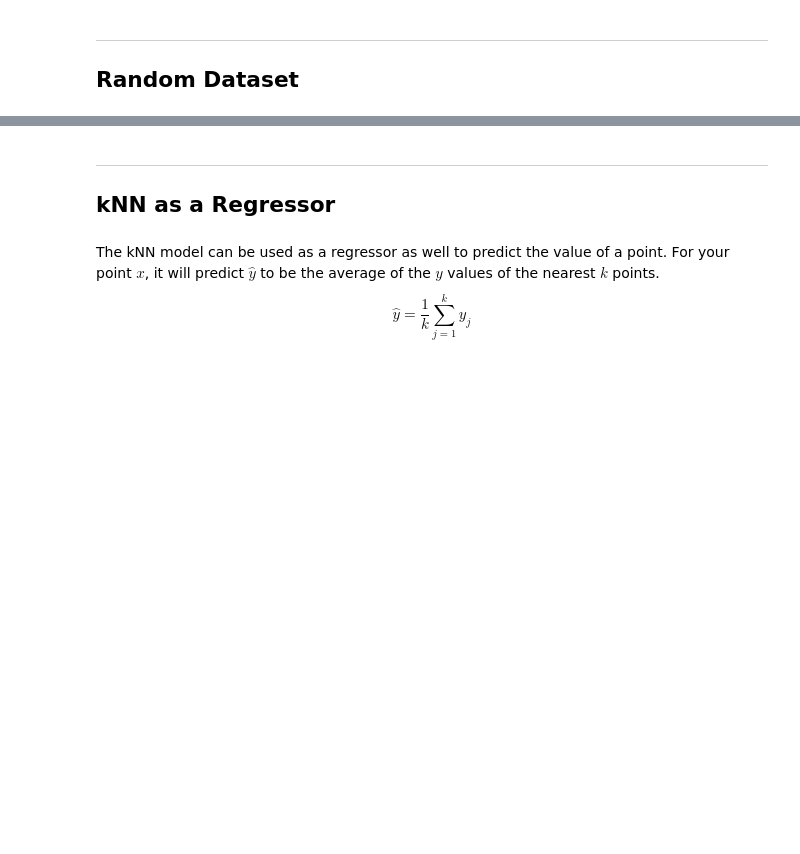
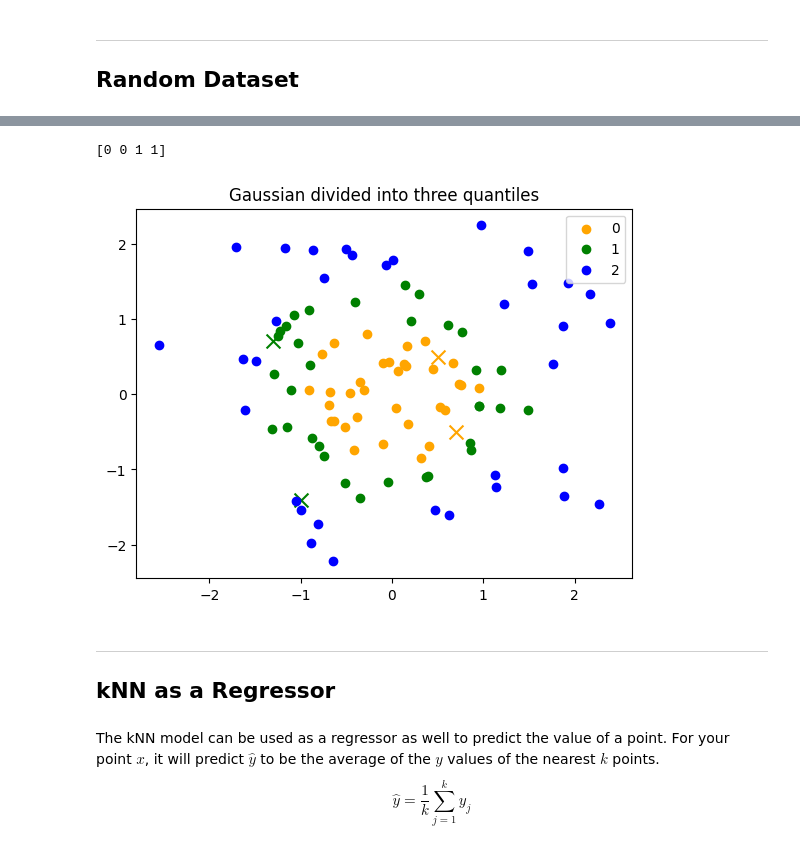
Before and after one commit to drolsonmi/math3480, a Jupyter notebook: Notes/3480_08_KNN.ipynb, the cells around one changed output, grey strips where cells are left out. Saved outputs shown, nothing was run; the diff lists cells and outputs as text; code cells hidden in the pictures; blank space fills up the shorter version.

```diff
--- a/Notes/3480_08_KNN.ipynb
+++ b/Notes/3480_08_KNN.ipynb
@@ -65,20 +84,25 @@ knn_class.fit(X,y)
+# %%
+# Test the model
+
+x_test = np.array([[0.7,-0.5],
+                   [0.5,0.5],
+                   [-1.3,0.7],
+                   [-1,-1.4]])
+
+y_test = knn_class.predict(x_test)
+
+print(y_test)
+# %% [output]
+[0 0 1 1]
 # %%
-x_test = np.array([[0.7,-0.5],
-                   [0.5,0.5],
-                   [-1.3,0.7],
-                   [-1,-1.4]])
-
-X, y = make_gaussian_quantiles(n_features=2, n_classes=3, random_state=0)
-
 for grp,color in zip([0,1,2],['orange','green','blue']):
     X_grp = X[y==grp]
     plt.scatter(X_grp[:, 0], X_grp[:, 1], c=color, label=grp)
-
-plt.scatter(x_test[:,0], x_test[:,1], c='red', marker='*')
-
-for i in range(len(x_test)):
-    plt.annotate(i,(x_test[i,0], x_test[i,1]))
+    x_test_grp = x_test[y_test==grp]
+    plt.scatter(x_test_grp[:, 0], x_test_grp[:, 1], c=color, marker='x', s=100)
 
 plt.title("Gaussian divided into three quantiles")
 plt.legend()
 plt.show()
+# %% [output]
+[figure, added]
```
Also changed, not shown: parts of 9 cells of this notebook.
